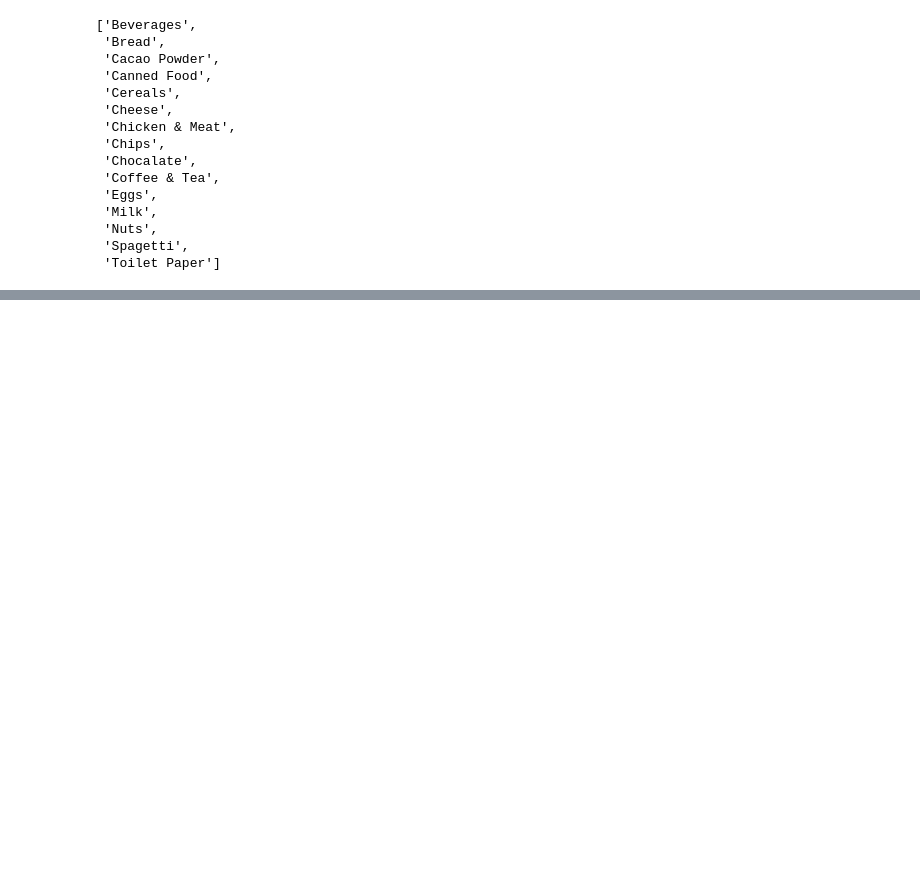
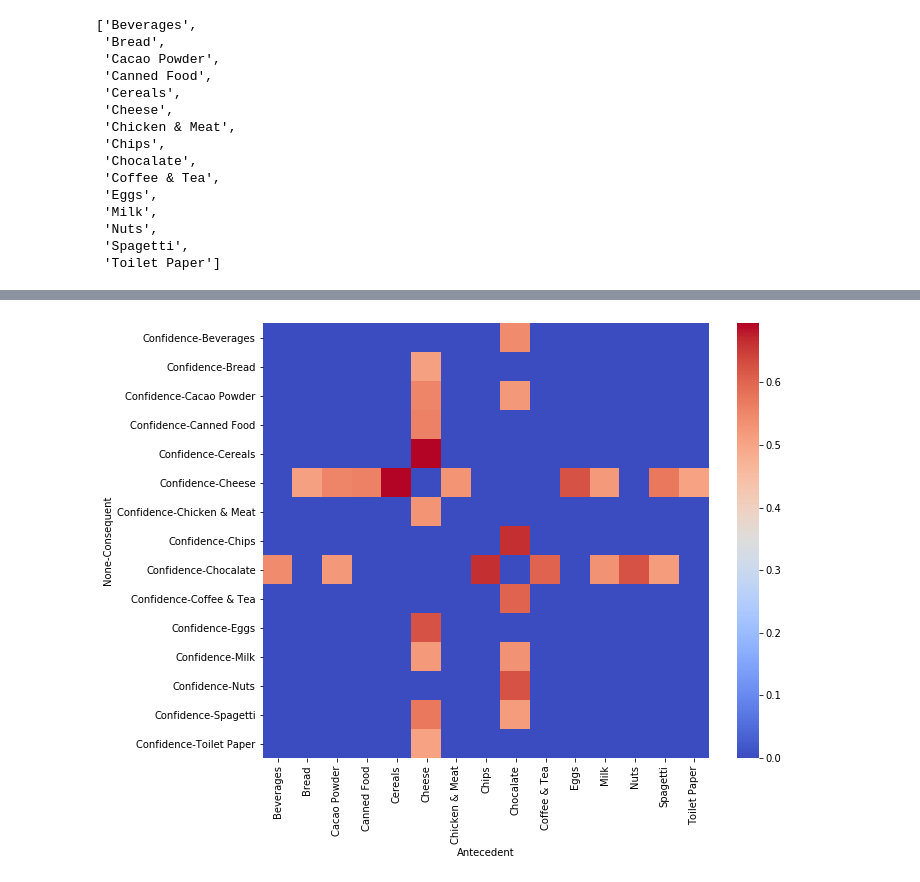
Before and after one commit to muratcu/apriori-basket-analysis-python, a Jupyter notebook: Basket_Analysıs_Apriori.ipynb, the cells around one changed output, grey strips where cells are left out. Cells and saved outputs as stored; diff of their text form; code cells hidden in the pictures; blank space fills up the shorter version.

```diff
--- a/Basket_Analysıs_Apriori.ipynb
+++ b/Basket_Analysıs_Apriori.ipynb
@@ -256,0 +259,6 @@ py.iplot(fig)
+# %%
+plt.figure(figsize=(10, 8))
+# plot heatmap
+ax = sns.heatmap(summary.T,cmap="coolwarm")
+# %% [output]
+[figure, added]
```
Also changed, not shown: parts of 3 cells of this notebook.
